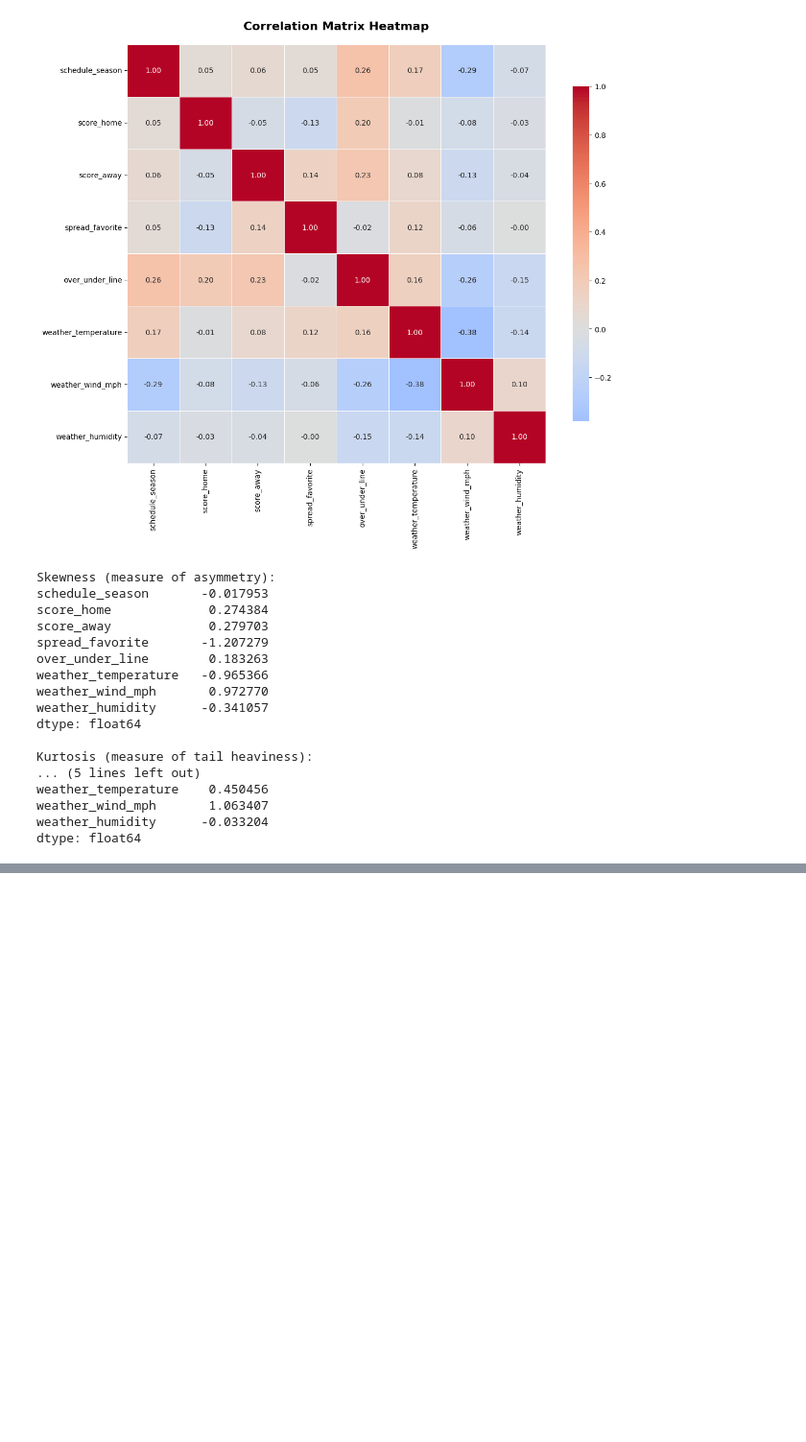
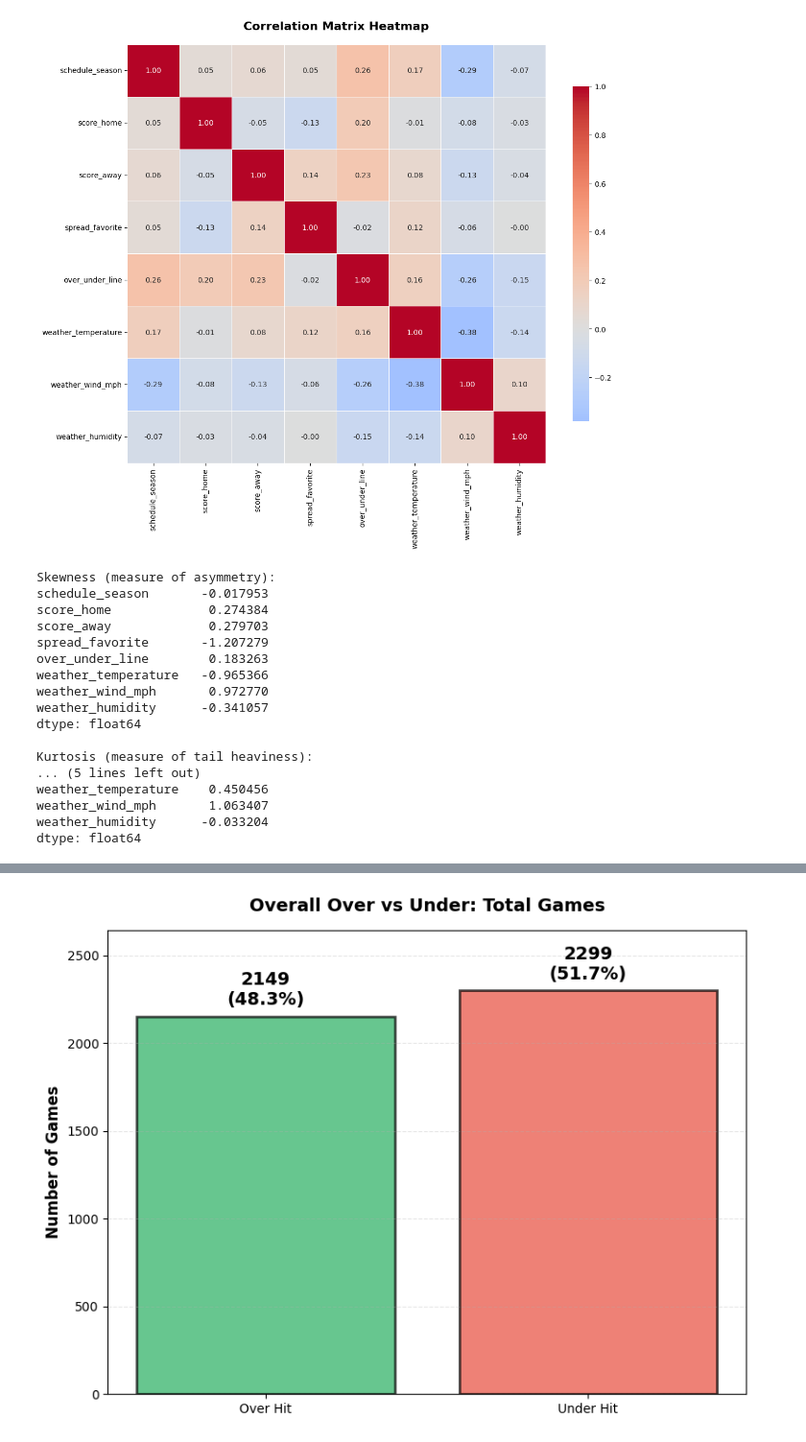
Before and after one commit to dydi22/DS4021-Final-Project, a Jupyter notebook: EDA/EDA.ipynb, the cells around one changed output, grey strips where cells are left out. Shown at 96% size. Drawn from its saved outputs; the diff is of its cells as text; code cells hidden in the pictures; blank space fills up the shorter version.

```diff
--- a/EDA/EDA.ipynb
+++ b/EDA/EDA.ipynb
@@ -142,0 +433,27 @@ dtype: float64
+# %%
+# Create a simple chart: Overall Over vs Under
+fig, ax = plt.subplots(figsize=(8, 6))
+
+categories = ['Over Hit', 'Under Hit']
+counts = [over_count, under_count]
+colors = ['#27ae60', '#e74c3c']  # Green for over, red for under
+
+bars = ax.bar(categories, counts, color=colors, alpha=0.7, edgecolor='black', linewidth=2)
+
+# Add count labels on bars
+for bar, count, total in zip(bars, counts, [sum(counts)]*2):
+    height = bar.get_height()
+    percentage = (count / total) * 100
+    ax.text(bar.get_x() + bar.get_width()/2., height + max(counts) * 0.02,
+            f'{int(count)}\n({percentage:.1f}%)',
+            ha='center', va='bottom', fontsize=14, fontweight='bold')
+
+ax.set_ylabel('Number of Games', fontsize=12, fontweight='bold')
+ax.set_title('Overall Over vs Under: Total Games', fontsize=14, fontweight='bold', pad=15)
+ax.set_ylim([0, max(counts) * 1.15])
+ax.grid(axis='y', alpha=0.3, linestyle='--')
+
+plt.tight_layout()
+plt.show()
+# %% [output]
+[figure, added]
```
Also changed, not shown: parts of 29 cells of this notebook.
